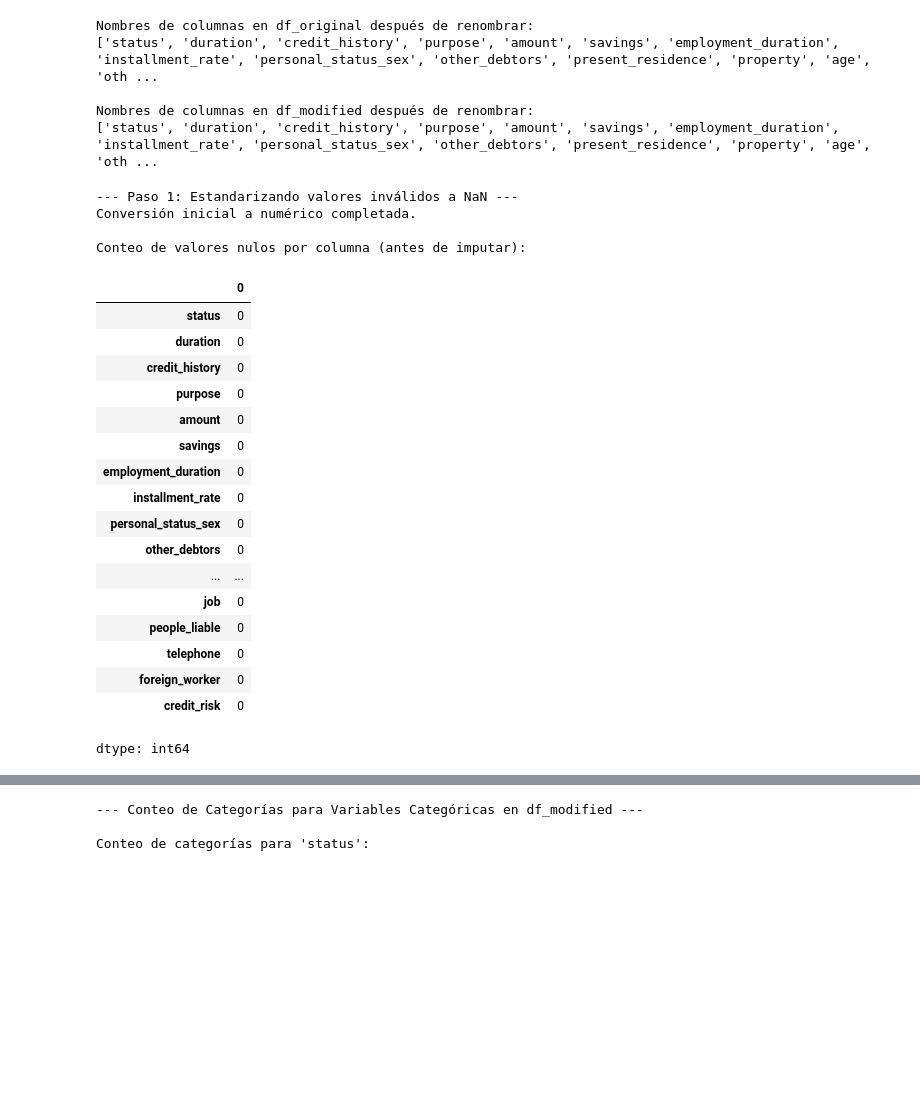
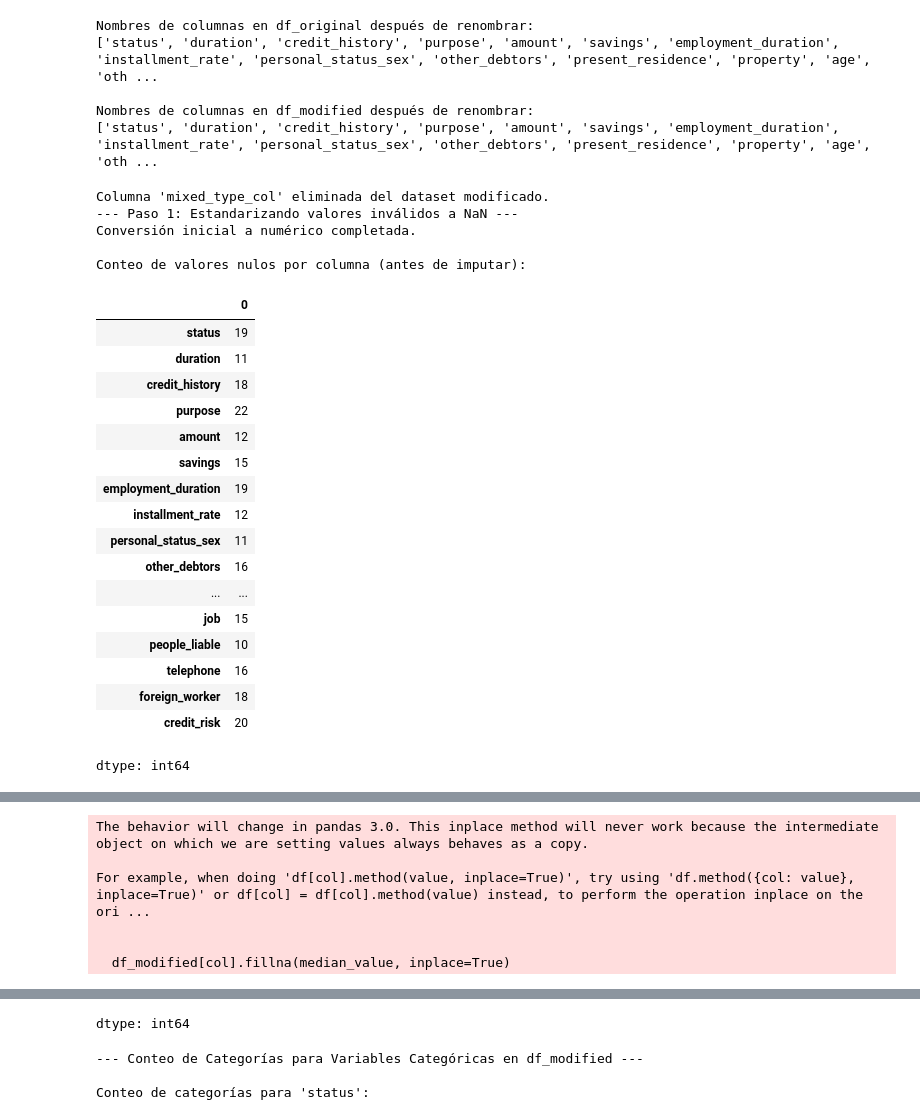
Before and after one commit to m-gaytan/mna-mlops-team46, a Jupyter notebook: notebooks/1_clean_data.ipynb, the cells around one changed output, grey strips where cells are left out. Cells and saved outputs as stored; diff of their text form; code cells hidden in the pictures; blank space fills up the shorter version.

```diff
--- a/notebooks/1_clean_data.ipynb
+++ b/notebooks/1_clean_data.ipynb
@@ -315,6 +316,13 @@ Nombres de columnas en df_modified después de renombrar:
 ['status', 'duration', 'credit_history', 'purpose', 'amount', 'savings', 'employment_duration', 'installment_rate', 'personal_status_sex', 'other_debtors', 'present_residence', 'property', 'age', 'oth ...
 # %%
 #@title CELDA 6: Limpieza, Imputación y Conversión de Tipos de Datos
+
+# --- Paso 0: Eliminar columna 'mixed_type_col' si existe ---
+# Esta columna fue introducida con fines de demostración y no existe en el dataset original.
+if 'mixed_type_col' in df_modified.columns:
+    df_modified.drop('mixed_type_col', axis=1, inplace=True)
+    print("Columna 'mixed_type_col' eliminada del dataset modificado.")
+
 
 # --- Paso 1: Limpieza inicial a numérico ---
 # Este paso estandariza errores y texto inválido a NaN, que es el formato
@@ -331,9 +339,14 @@ display(df_modified.isnull().sum())
 print("\n--- Paso 2: Imputando valores nulos con la mediana del dataset original ---")
 for col in df_modified.columns:
     if df_modified[col].isnull().any():
-        median_value = df_original[col].median()
-        df_modified[col].fillna(median_value, inplace=True)
-print("Imputación completada. No deberían quedar valores nulos.")
+        # Ensure the column exists in df_original before calculating median
+        if col in df_original.columns:
+            median_value = df_original[col].median()
+            df_modified[col].fillna(median_value, inplace=True)
+        else:
+            print(f"Warning: Column '{col}' not found in df_original. Cannot impute median.")
+
+print("Imputación completada.") # Removed "No deberían quedar valores nulos." as there might be columns not in original
 
 
 # --- Paso 3: Aplicar los tipos de datos correctos ---
@@ -347,49 +360,68 @@ type_mapping = {
     'amount': 'int64',
     'savings': 'category',
     'employment_duration': 'category',
     'installment_rate': 'category',
     'personal_status_sex': 'category',
     'other_debtors': 'category',
     'present_residence': 'category',
     'property': 'category',
     'age': 'int64',
     'other_installment_plans': 'category',
     'housing': 'category',
     'number_credits': 'int64',
     'job': 'category',
     'people_liable': 'int64',
     'telephone': 'category',
     'foreign_worker': 'category',
     'credit_risk': 'int64'
 }
 
-df_modified = df_modified.astype(type_mapping)
+# Apply type mapping, coercing errors which might still exist after imputation
+for col, dtype in type_mapping.items():
+    if col in df_modified.columns:
+        try:
+            if dtype == 'category':
+                # Convert to object first to handle potential mixed types before converting to category
+                df_modified[col] = df_modified[col].astype(object)
+                df_modified[col] = df_modified[col].astype(dtype)
+            else:
+                 df_modified[col] = df_modified[col].astype(dtype, errors='coerce')
+        except Exception as e:
+            print(f"Error converting column '{col}' to {dtype}: {e}")
+            # Optionally, check for remaining non-numeric values if error occurs
+            # non_numeric_values = df_modified[col][pd.to_numeric(df_modified[col], errors='coerce').isna()].unique()
+            # print(f"Remaining non-numeric values in '{col}': {non_numeric_values}")
+
+
 print("Conversión de tipos de datos finalizada.")
 
 # --- Verificación Final ---
 print("\n--- Tipos de datos finales en df_modified: ---")
 print(df_modified.dtypes)
+print("\nConteo final de valores nulos por columna:")
+display(df_modified.isnull().sum())
 # %% [output]
+Columna 'mixed_type_col' eliminada del dataset modificado.
 --- Paso 1: Estandarizando valores inválidos a NaN ---
 Conversión inicial a numérico completada.
 
 Conteo de valores nulos por columna (antes de imputar):
 |  | 0 |
-| status | 0 |
-| duration | 0 |
-| credit_history | 0 |
-| purpose | 0 |
-| amount | 0 |
-| savings | 0 |
-| employment_duration | 0 |
-| installment_rate | 0 |
-| personal_status_sex | 0 |
-| other_debtors | 0 |
+| status | 19 |
+| duration | 11 |
+| credit_history | 18 |
+| purpose | 22 |
+| amount | 12 |
+| savings | 15 |
+| employment_duration | 19 |
+| installment_rate | 12 |
+| personal_status_sex | 11 |
+| other_debtors | 16 |
 | ... | ... |
-| job | 0 |
-| people_liable | 0 |
-| telephone | 0 |
-| foreign_worker | 0 |
-| credit_risk | 0 |
+| job | 15 |
+| people_liable | 10 |
+| telephone | 16 |
+| foreign_worker | 18 |
+| credit_risk | 20 |
 dtype: int64
 --- Paso 2: Imputando valores nulos con la mediana del dataset original ---
@@ -411,0 +444,6 @@ dtype: object
+The behavior will change in pandas 3.0. This inplace method will never work because the intermediate object on which we are setting values always behaves as a copy.
+
+For example, when doing 'df[col].method(value, inplace=True)', try using 'df.method({col: value}, inplace=True)' or df[col] = df[col].method(value) instead, to perform the operation inplace on the ori ...
+
+
+  df_modified[col].fillna(median_value, inplace=True)
@@ -412,3 +467,4 @@ dtype: object
+dtype: int64
 # %%
 #@title Conteo de Categorías para Variables Categóricas
 
```
Also changed, not shown: parts of 19 cells of this notebook.
